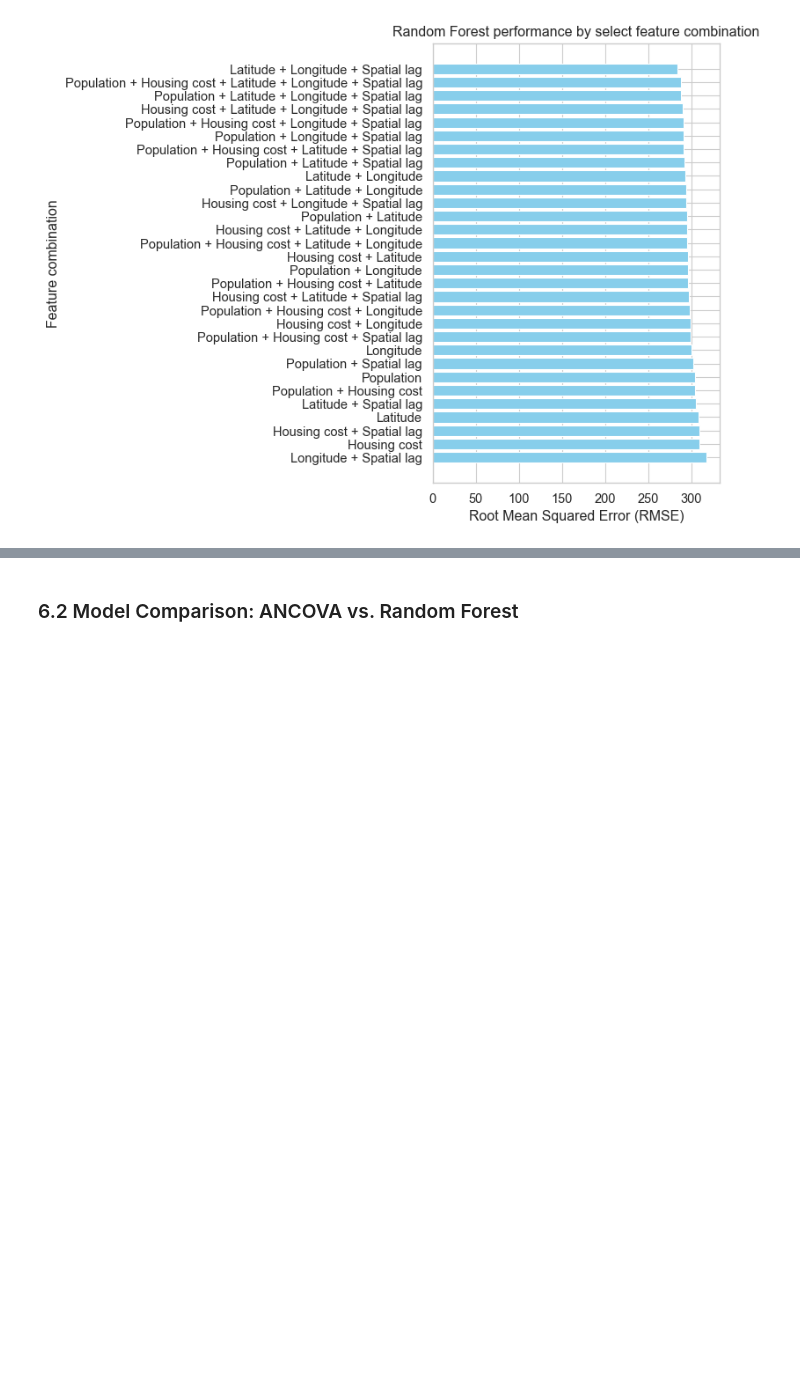
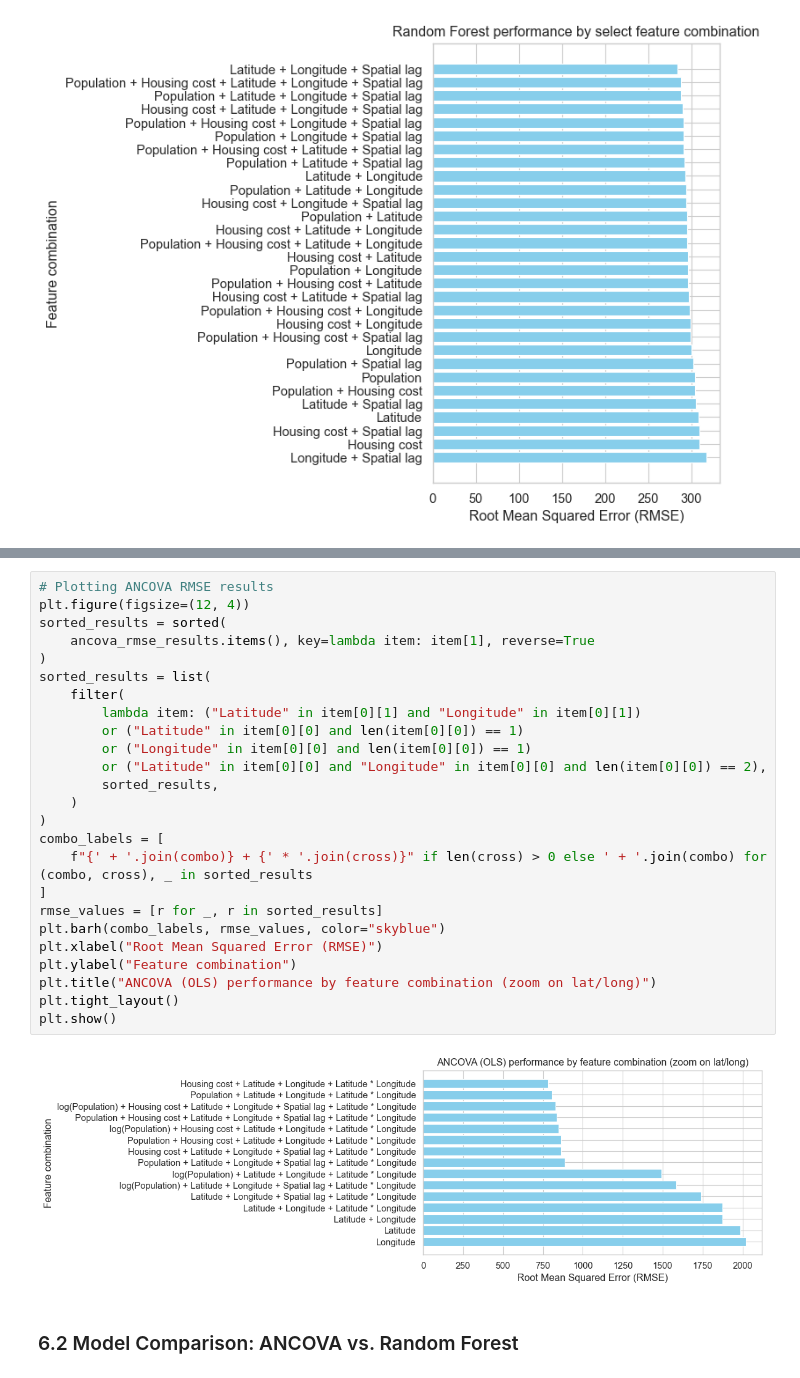
Before and after one commit to igoumiri/homelessness, a Jupyter notebook: paper.ipynb, the cells around one changed output, grey strips where cells are left out. Drawn from its saved outputs; the diff is of its cells as text; blank space fills up the shorter version.

```diff
--- a/paper.ipynb
+++ b/paper.ipynb
@@ -460,3 +483,30 @@ plt.show()
+# %%
+# Plotting ANCOVA RMSE results
+plt.figure(figsize=(12, 4))
+sorted_results = sorted(
+    ancova_rmse_results.items(), key=lambda item: item[1], reverse=True
+)
+sorted_results = list(
+    filter(
+        lambda item: ("Latitude" in item[0][1] and "Longitude" in item[0][1])
+        or ("Latitude" in item[0][0] and len(item[0][0]) == 1)
+        or ("Longitude" in item[0][0] and len(item[0][0]) == 1)
+        or ("Latitude" in item[0][0] and "Longitude" in item[0][0] and len(item[0][0]) == 2),
+        sorted_results,
+    )
+)
+combo_labels = [
+    f"{' + '.join(combo)} + {' * '.join(cross)}" if len(cross) > 0 else ' + '.join(combo) for (combo, cross), _ in sorted_results
+]
+rmse_values = [r for _, r in sorted_results]
+plt.barh(combo_labels, rmse_values, color="skyblue")
+plt.xlabel("Root Mean Squared Error (RMSE)")
+plt.ylabel("Feature combination")
+plt.title("ANCOVA (OLS) performance by feature combination (zoom on lat/long)")
+plt.tight_layout()
+plt.show()
+# %% [output]
+[figure, added]
 # %% [markdown]
 ### 6.2 Model Comparison: ANCOVA vs. Random Forest
 # %%
```
Also changed, not shown: parts of 3 cells of this notebook.
